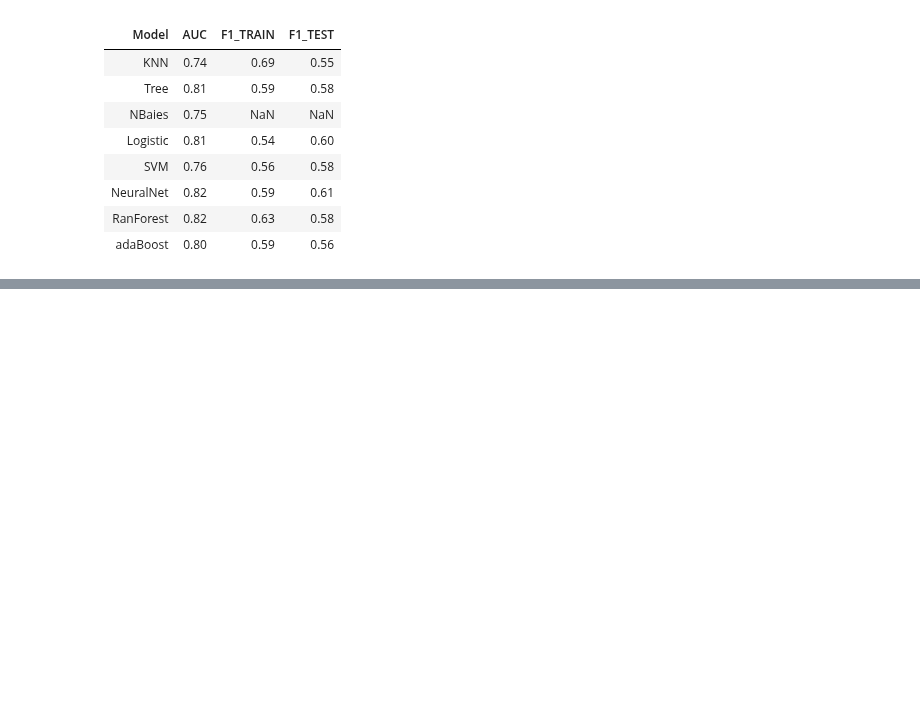
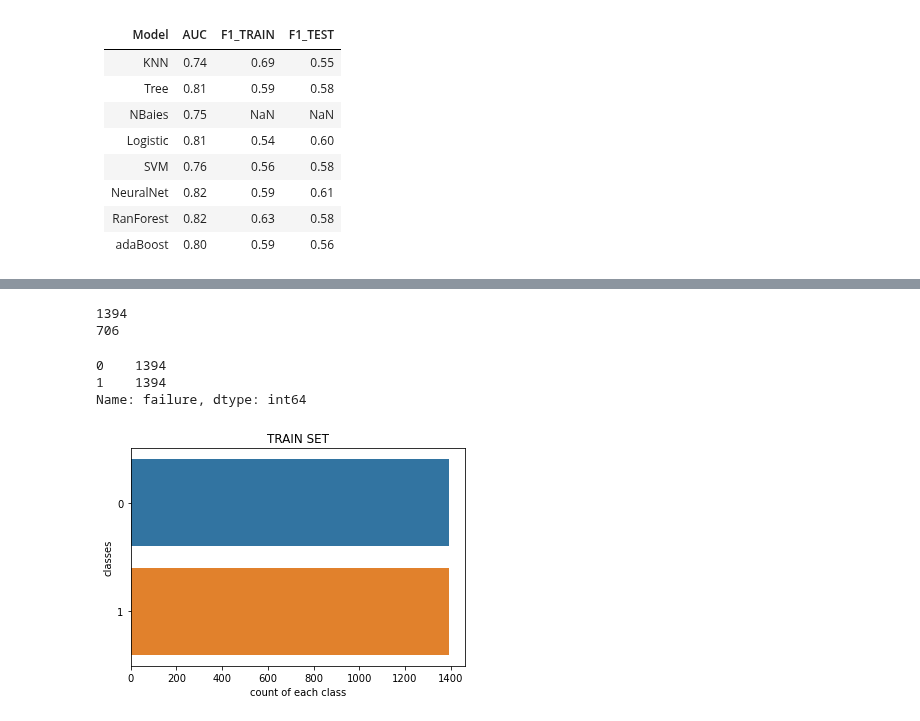
Before and after one commit to AndreaScarpellini1/ML-Project, a Jupyter notebook: Project .ipynb, the cells around one changed output, grey strips where cells are left out. Cells and saved outputs as stored; diff of their text form; code cells hidden in the pictures; blank space fills up the shorter version.

Commit message:
Update Project .ipynb
THE RESULTs are obtained with oversampled data train and test.

but we shoud oversample only the train ones

```diff
--- a/Project .ipynb
+++ b/Project .ipynb
@@ -800,0 +818,43 @@ print(AUC)
+# %%
+print(len(y_train[y_train==0]))
+print(len(y_train[y_train==1]))
+# %% [output]
+1394
+706
+# %%
+ from sklearn.utils import resample
+
+df_train=pd.concat([X_train,y_train], axis = 1)
+
+#Down-sample Majority Class
+#1) Separate majority and minority classes
+
+df_majority = df_train[df_train.failure==0]
+df_minority = df_train[df_train.failure==1]
+#2) Oversample minority class
+df_minority_oversampled = resample(df_minority,
+                                   replace=True,
+                                   n_samples=1394,    # number of samples into the minority class
+                                   random_state=123)  # reproducible results
+
+#3) Combine oversampled minority class with majority class
+df_train_oversampled = pd.concat([df_minority_oversampled, df_majority])
+
+#4) Display new class counts
+df_train_oversampled.failure.value_counts()
+# %% [output]
+0    1394
+1    1394
+Name: failure, dtype: int64
+# %%
+y_train=df_train_oversampled['failure']
+X_train=df_train_oversampled.loc[:, df_downsampled.columns!='failure']
+# %%
+#Visualize Class Counts
+sns.countplot(y=y_train[:])
+plt.xlabel("count of each class")
+plt.ylabel("classes")
+plt.title("TRAIN SET")
+plt.show()
+# %% [output]
+[figure, added]
```
Also changed, not shown: parts of 35 cells of this notebook.
